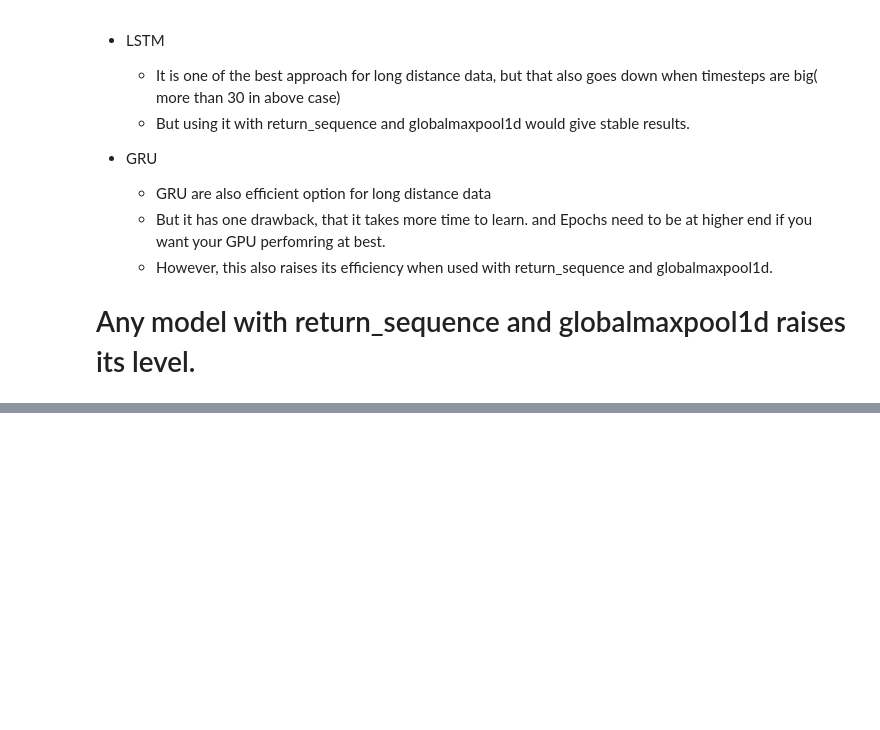
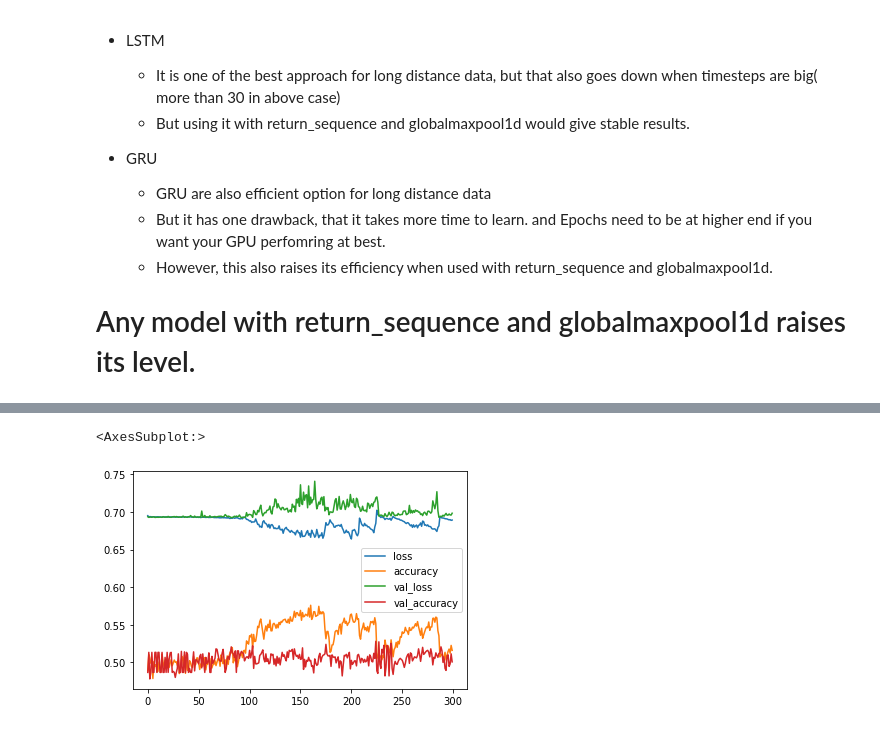
Before and after one commit to beingsantosh/NLP, a Jupyter notebook: NLP - Others/Till LSTM explained/LSTM GRU SimpleRNN.ipynb, the cells around one changed output, grey strips where cells are left out. Saved outputs shown, nothing was run; the diff lists cells and outputs as text; code cells hidden in the pictures; blank space fills up the shorter version.

```diff
--- a/NLP - Others/Till LSTM explained/LSTM GRU SimpleRNN.ipynb
+++ b/NLP - Others/Till LSTM explained/LSTM GRU SimpleRNN.ipynb
@@ -1237,0 +1556,20 @@ pd.DataFrame(gru_l_30_rs.history).plot()
+# %%
+
+i = Input(shape = (T,D))
+
+x = GRU(5, return_sequences = True)(i)
+x = GRU(5, return_sequences = True)(x)
+x = GRU(5, return_sequences = True)(x)
+
+x = GlobalMaxPool1D()(x)
+
+x = Dense(1, activation= 'sigmoid')(x)
+
+model_gru_3l = Model(i,x)
+
+model_gru_3l.compile(
+            loss = 'binary_crossentropy',
+            optimizer = Adam(lr=0.01),
+            metrics=['accuracy']
+             )
+model_gru_3l.summary()
@@ -1237,0 +1597,3 @@ pd.DataFrame(gru_l_30_rs.history).plot()
+# %%
+gru_30_up_3l = model_gru_3l.fit(X,Y,epochs = 300,
+             validation_split=0.3)
@@ -1237,0 +1618,5 @@ pd.DataFrame(gru_l_30_rs.history).plot()
+# %%
+pd.DataFrame(gru_30_up_3l.history).plot()
+# %% [output]
+<AxesSubplot:>
+[figure, added]
```
Also changed, not shown: parts of 34 cells of this notebook, 1 other file.
